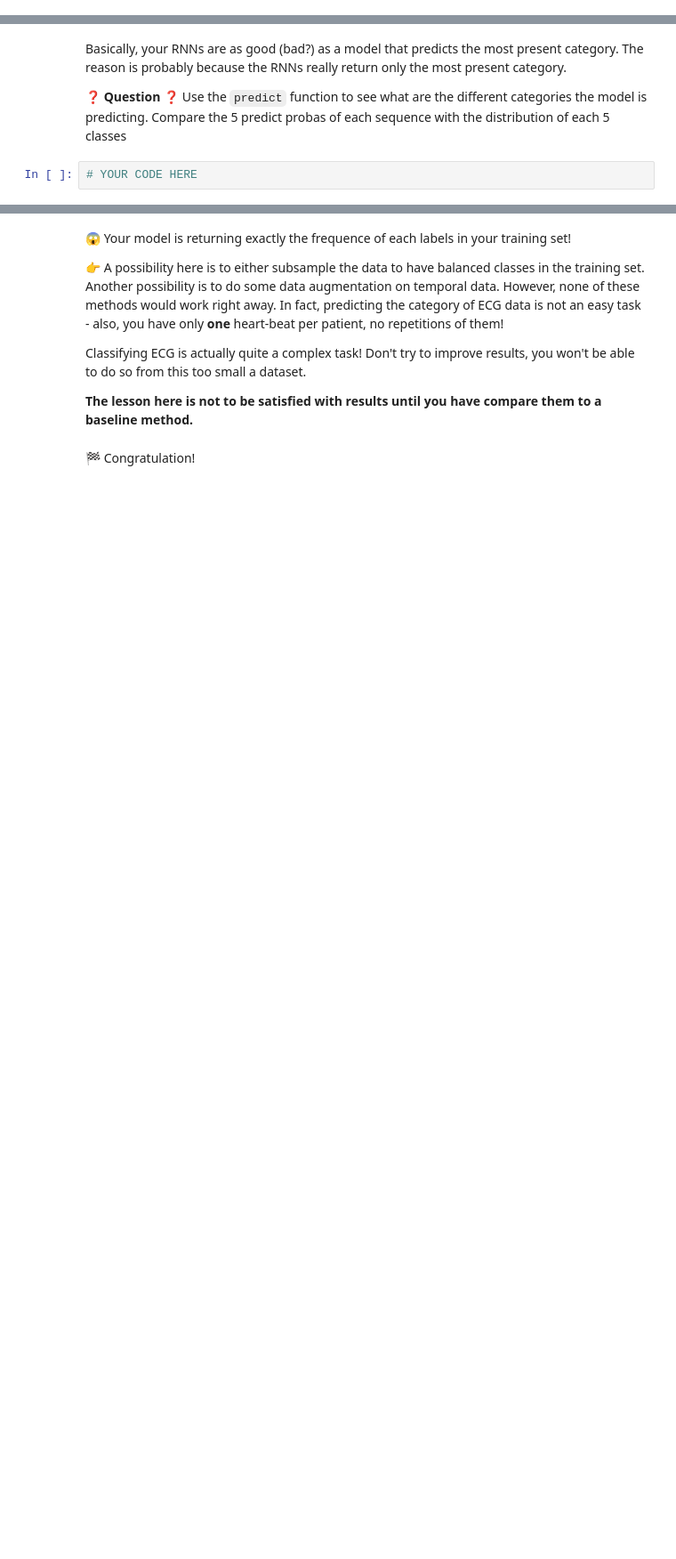
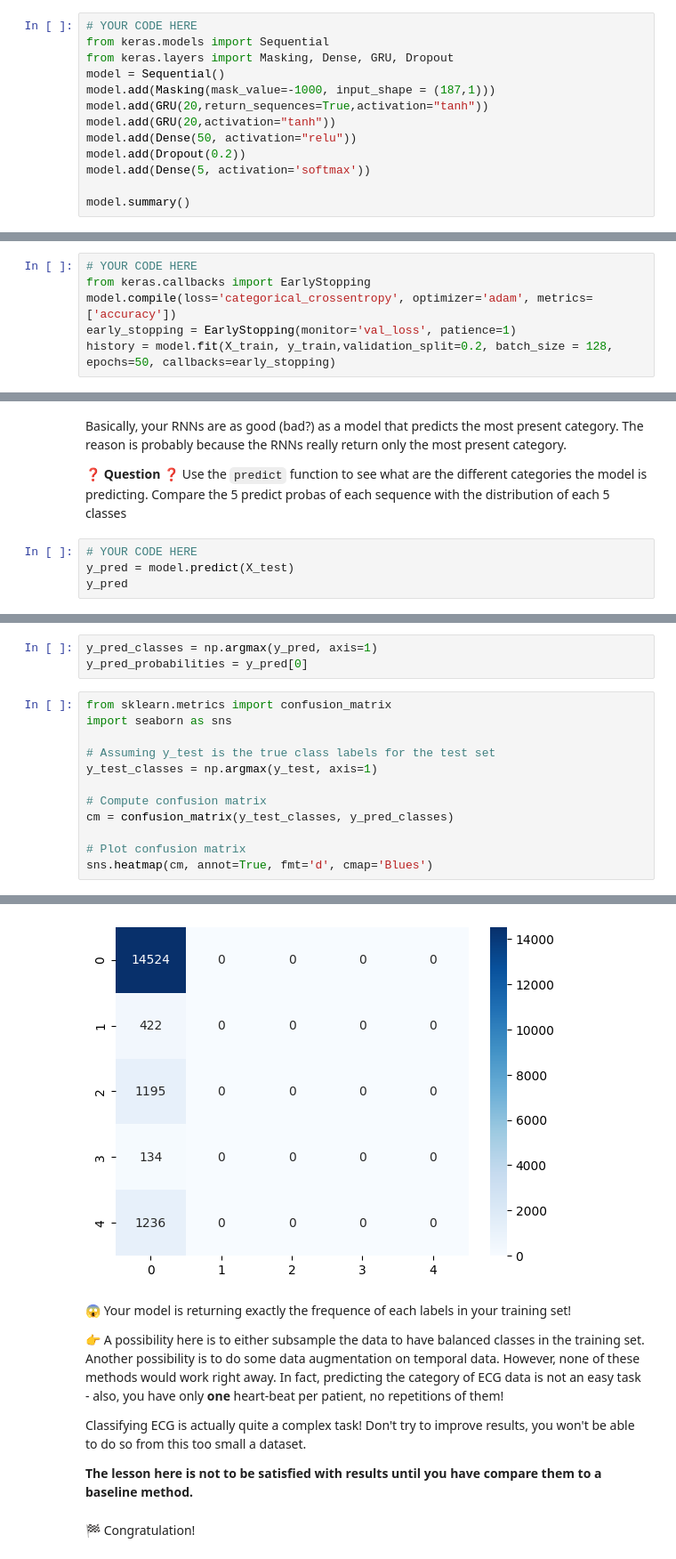
Before and after one commit to brmuloot/Excuses.com-2-RNN, a Jupyter notebook: Mission2/classify_electrocardiograms.ipynb, the cells around one changed output, grey strips where cells are left out. Shown: that part at 89% size. Cells and saved outputs as stored; diff of their text form; blank space fills up the shorter version.

```diff
--- a/Mission2/classify_electrocardiograms.ipynb
+++ b/Mission2/classify_electrocardiograms.ipynb
@@ -131,0 +197,13 @@ and print model `summary()`
+# %%
+# YOUR CODE HERE
+from keras.models import Sequential
+from keras.layers import Masking, Dense, GRU, Dropout
+model = Sequential()
+model.add(Masking(mask_value=-1000, input_shape = (187,1)))
+model.add(GRU(20,return_sequences=True,activation="tanh"))
+model.add(GRU(20,activation="tanh"))
+model.add(Dense(50, activation="relu"))
+model.add(Dropout(0.2))
+model.add(Dense(5, activation='softmax'))
+
+model.summary()
@@ -141,0 +236,6 @@ You will notice that it can take a very long time per epoch, even with GPUs. RNN
+# %%
+# YOUR CODE HERE
+from keras.callbacks import EarlyStopping
+model.compile(loss='categorical_crossentropy', optimizer='adam', metrics=['accuracy'])
+early_stopping = EarlyStopping(monitor='val_loss', patience=1)
+history = model.fit(X_train, y_train,validation_split=0.2, batch_size = 128, epochs=50, callbacks=early_stopping)
@@ -153,3 +274,5 @@ Basically, your RNNs are as good (bad?) as a model that predicts the most presen
 ❓ **Question** ❓ Use the `predict` function to see what are the different categories the model is predicting. Compare the 5 predict probas of each sequence with the distribution of each 5 classes
 # %%
 # YOUR CODE HERE
+y_pred = model.predict(X_test)
+y_pred
@@ -155,0 +289,16 @@ Basically, your RNNs are as good (bad?) as a model that predicts the most presen
+# %%
+y_pred_classes = np.argmax(y_pred, axis=1)
+y_pred_probabilities = y_pred[0]
+# %%
+from sklearn.metrics import confusion_matrix
+import seaborn as sns
+
+# Assuming y_test is the true class labels for the test set
+y_test_classes = np.argmax(y_test, axis=1)
+
+# Compute confusion matrix
+cm = confusion_matrix(y_test_classes, y_pred_classes)
+
+# Plot confusion matrix
+sns.heatmap(cm, annot=True, fmt='d', cmap='Blues')
+# %% [output]
@@ -156,3 +306,4 @@ Basically, your RNNs are as good (bad?) as a model that predicts the most presen
+[figure, added]
 # %% [markdown]
 😱 Your model is returning exactly the frequence of each labels in your training set!
 
```
Also changed, not shown: parts of 26 cells of this notebook, 5 other files.
